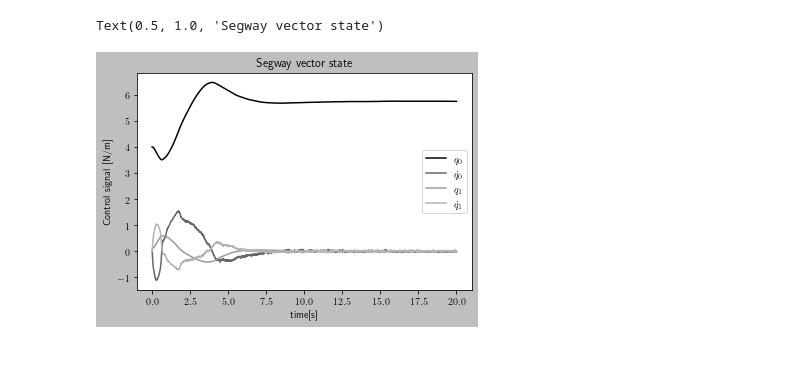
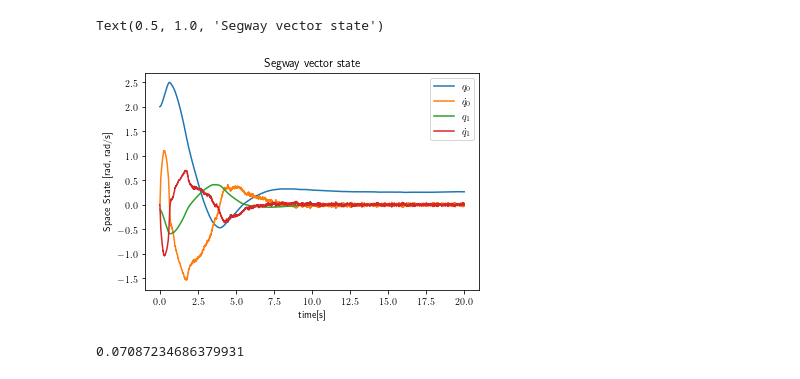
Before and after one commit to AlejandroJuarezLora/IJCOPI, a Jupyter notebook: simulacion1graficas.ipynb, the cells around one changed output. Saved outputs shown, nothing was run; the diff lists cells and outputs as text; code cells hidden in the pictures.

```diff
--- a/simulacion1graficas.ipynb
+++ b/simulacion1graficas.ipynb
@@ -74,45 +74,13 @@ with model:
     data_udq1 = nengo.Probe(model.u_dq1)
 
     data_segway = nengo.Probe(model.segway_node)
+    data_reference = nengo.Probe(model.ref.output)
 
 
 # Check to see if it's open in the GUI
 
 with nengo.Simulator(model) as sim:
     sim.run(20.0)
-plt.style.use('grayscale')
-plt.rcParams.update({
-    "text.usetex": True})
-plt.figure()
-fig1, (axs1) = plt.subplots(1)
-axs1.plot(sim.trange(), sim.data[data_eq0], label = "error $q_0$")
-axs1.plot(sim.trange(), sim.data[data_eq1], label = "error $q_1$")
-axs1.plot(sim.trange(), sim.data[data_deq0], label = "error $\dot q_0$")
-axs1.plot(sim.trange(), sim.data[data_deq1], label = "error $\dot q_1$")
-axs1.legend()
-axs1.set(xlabel = 'time[s]' , ylabel = 'Error [rad,rad/s]')
-axs1.set_title('Error signal by each stated')
-
-fig2, (axs2) = plt.subplots(1)
-axs2.plot(sim.trange(), sim.data[data_uq0], label = "control $q_0$")
-axs2.plot(sim.trange(), sim.data[data_uq1], label = "control $q_1$")
-axs2.plot(sim.trange(), sim.data[data_udq0], label = "control $\dot q_0$")
-axs2.plot(sim.trange(), sim.data[data_udq1], label = "control $\dot q_1$")
-axs2.set(xlabel = 'time[s]' , ylabel = 'Control signal')
-axs2.legend()
-axs2.set_title('Control Signal by each state')
-
-fig2a, (axs2a) = plt.subplots(1)
-axs2a.plot(sim.trange(), sim.data[data_uq0]+sim.data[data_uq1]+sim.data[data_udq0]+sim.data[data_udq1], label = "Added control")
-axs2a.set(xlabel = 'time[s]' , ylabel = 'Control signal $[N/m]$')
-axs2a.legend()
-axs2a.set_title('Control Signal for each state')
-
-fig3, (axs3) = plt.subplots(1)
-axs3.plot(sim.trange(), sim.data[data_segway], label = "u signal")
-axs3.set(xlabel = 'time[s]' , ylabel = 'Control signal [N/m]')
-axs3.legend(["$q_0$", "$\dot q_0$","$q_1$","$\dot q_1$"])
-axs3.set_title('Segway vector state')
 # %% [output]
 [interactive output not drawn]
 [interactive output not drawn]
@@ -125,9 +151,13 @@ Text(0.5, 1.0, 'Segway vector state')
 # %%
-fig4, (axs4) = plt.subplots(1)
-axs4.plot(sim.trange(), sim.data[data_segway])
-axs4.set(xlabel = 'time[s]' , ylabel = 'Control signal [N/m]')
-axs4.legend(["$q_0$", "$\dot q_0$","$q_1$","$\dot q_1$"])
-axs4.set_title('Segway vector state')
+fig3, (axs3) = plt.subplots(1)
+axs3.plot(sim.trange(), sim.data[data_reference] - sim.data[data_segway], label = "u signal")
+axs3.set(xlabel = 'time[s]' , ylabel = 'Space State [rad, rad/s]')
+axs3.legend(["$q_0$", "$\dot q_0$","$q_1$","$\dot q_1$"])
+axs3.set_title('Segway vector state')
 # %% [output]
 Text(0.5, 1.0, 'Segway vector state')
-[figure, old version]
+[figure, new version]
+# %%
+np.sum((sim.data[data_reference][-1] - sim.data[data_segway][-1])**2)
+# %% [output]
+0.07087234686379931
```
Also changed, not shown: parts of 4 cells of this notebook, 7 other files.
